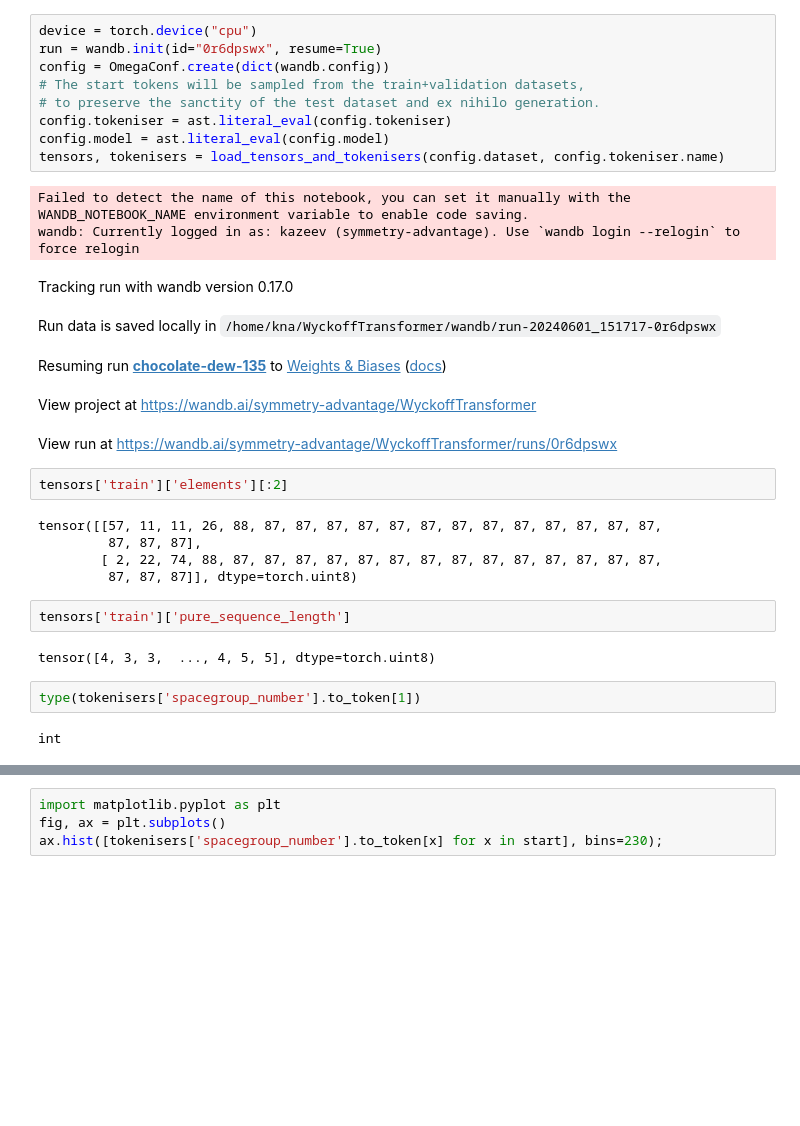
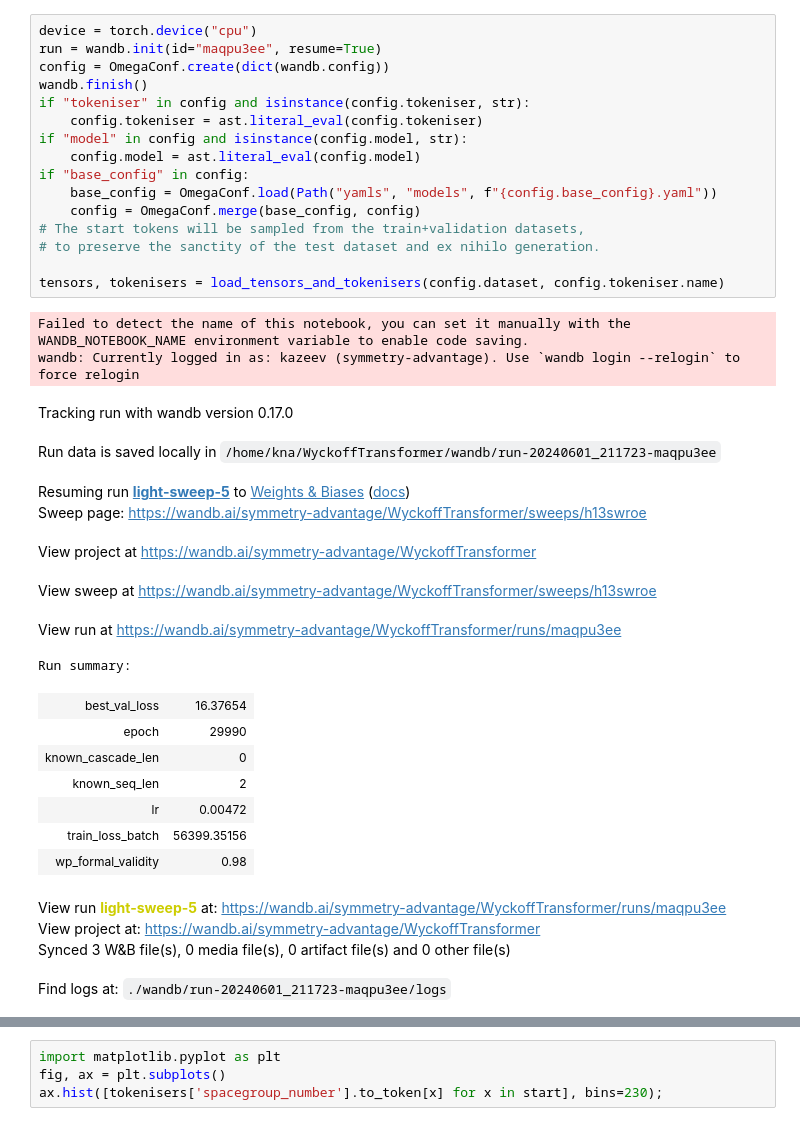
Before and after one commit to kedhip/WyckoffTransformer, a Jupyter notebook: gen-deb.ipynb, the cells around one changed output, grey strips where cells are left out. Drawn from its saved outputs; the diff is of its cells as text; blank space fills up the shorter version.

```diff
--- a/gen-deb.ipynb
+++ b/gen-deb.ipynb
@@ -18,34 +19,40 @@ from wyckoff_transformer.tokenization import (
     get_letter_from_ss_enum_idx, get_wp_index)
 # %%
 device = torch.device("cpu")
-run = wandb.init(id="0r6dpswx", resume=True)
+run = wandb.init(id="maqpu3ee", resume=True)
 config = OmegaConf.create(dict(wandb.config))
+wandb.finish()
+if "tokeniser" in config and isinstance(config.tokeniser, str):
+    config.tokeniser = ast.literal_eval(config.tokeniser)
+if "model" in config and isinstance(config.model, str):
+    config.model = ast.literal_eval(config.model)
+if "base_config" in config:
+    base_config = OmegaConf.load(Path("yamls", "models", f"{config.base_config}.yaml"))
+    config = OmegaConf.merge(base_config, config)
 # The start tokens will be sampled from the train+validation datasets,
 # to preserve the sanctity of the test dataset and ex nihilo generation.
-config.tokeniser = ast.literal_eval(config.tokeniser)
-config.model = ast.literal_eval(config.model)
+
 tensors, tokenisers = load_tensors_and_tokenisers(config.dataset, config.tokeniser.name)
 # %% [output]
 Failed to detect the name of this notebook, you can set it manually with the WANDB_NOTEBOOK_NAME environment variable to enable code saving.
 wandb: Currently logged in as: kazeev (symmetry-advantage). Use `wandb login --relogin` to force relogin
 Tracking run with wandb version 0.17.0
-Run data is saved locally in /home/kna/WyckoffTransformer/wandb/run-20240601_151717-0r6dpswx
+Run data is saved locally in /home/kna/WyckoffTransformer/wandb/run-20240601_211723-maqpu3ee
-Resuming run chocolate-dew-135 to Weights & Biases (docs)
+Resuming run light-sweep-5 to Weights & Biases (docs)
+Sweep page: https://wandb.ai/symmetry-advantage/WyckoffTransformer/sweeps/h13swroe
 View project at https://wandb.ai/symmetry-advantage/WyckoffTransformer
-View run at https://wandb.ai/symmetry-advantage/WyckoffTransformer/runs/0r6dpswx
+View sweep at https://wandb.ai/symmetry-advantage/WyckoffTransformer/sweeps/h13swroe
+View run at https://wandb.ai/symmetry-advantage/WyckoffTransformer/runs/maqpu3ee
+Run summary:
+| best_val_loss | 16.37654 |
+| epoch | 29990 |
+| known_cascade_len | 0 |
+| known_seq_len | 2 |
+| lr | 0.00472 |
+| train_loss_batch | 56399.35156 |
+| wp_formal_validity | 0.98 |
+View run light-sweep-5 at: https://wandb.ai/symmetry-advantage/WyckoffTransformer/runs/maqpu3ee
+View project at: https://wandb.ai/symmetry-advantage/WyckoffTransformer
+Synced 3 W&B file(s), 0 media file(s), 0 artifact file(s) and 0 other file(s)
+Find logs at: ./wandb/run-20240601_211723-maqpu3ee/logs
-# %%
-tensors['train']['elements'][:2]
-# %% [output]
-tensor([[57, 11, 11, 26, 88, 87, 87, 87, 87, 87, 87, 87, 87, 87, 87, 87, 87, 87,
-         87, 87, 87],
-        [ 2, 22, 74, 88, 87, 87, 87, 87, 87, 87, 87, 87, 87, 87, 87, 87, 87, 87,
-         87, 87, 87]], dtype=torch.uint8)
-# %%
-tensors['train']['pure_sequence_length']
-# %% [output]
-tensor([4, 3, 3,  ..., 4, 5, 5], dtype=torch.uint8)
-# %%
-type(tokenisers['spacegroup_number'].to_token[1])
-# %% [output]
-int
 # %%
```
Also changed, not shown: parts of 11 cells of this notebook, 7 other files.
